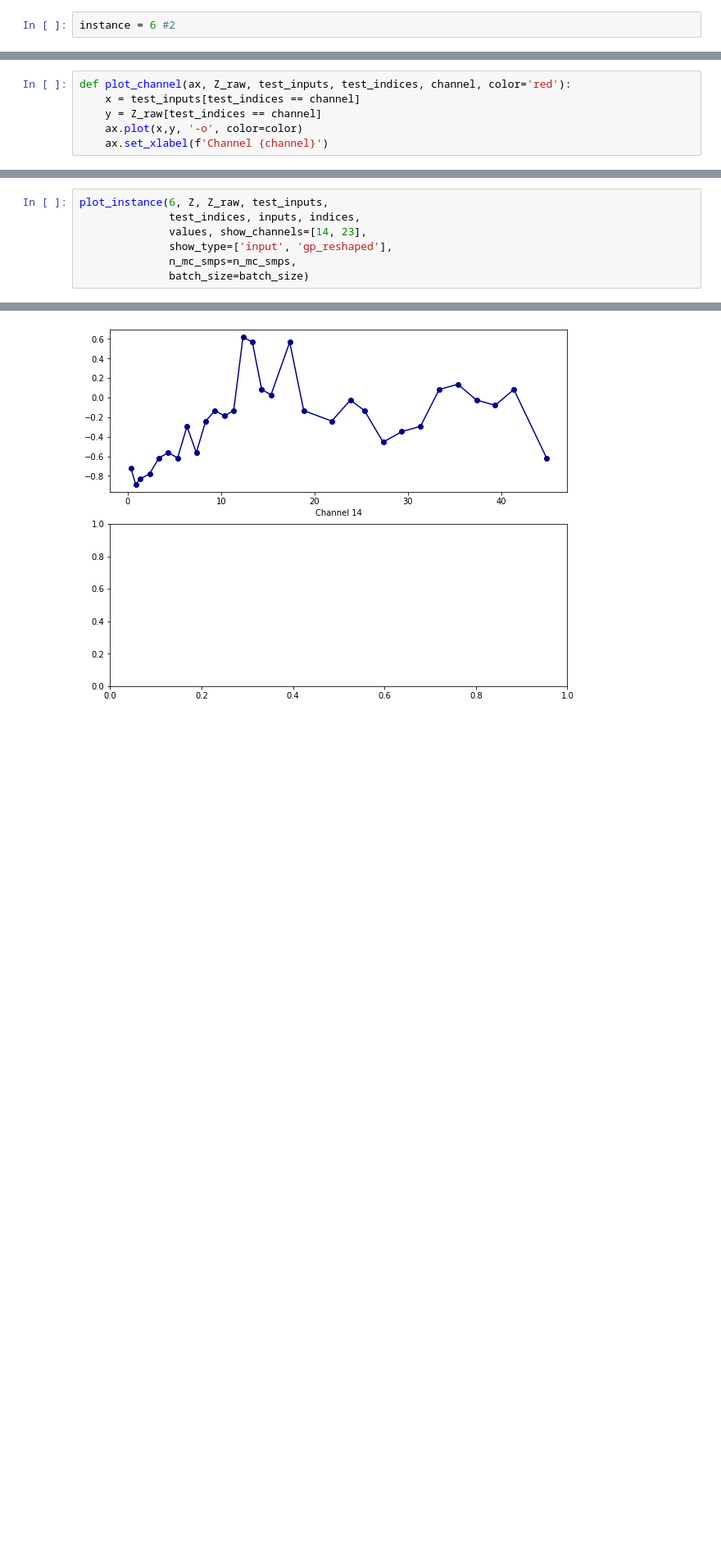
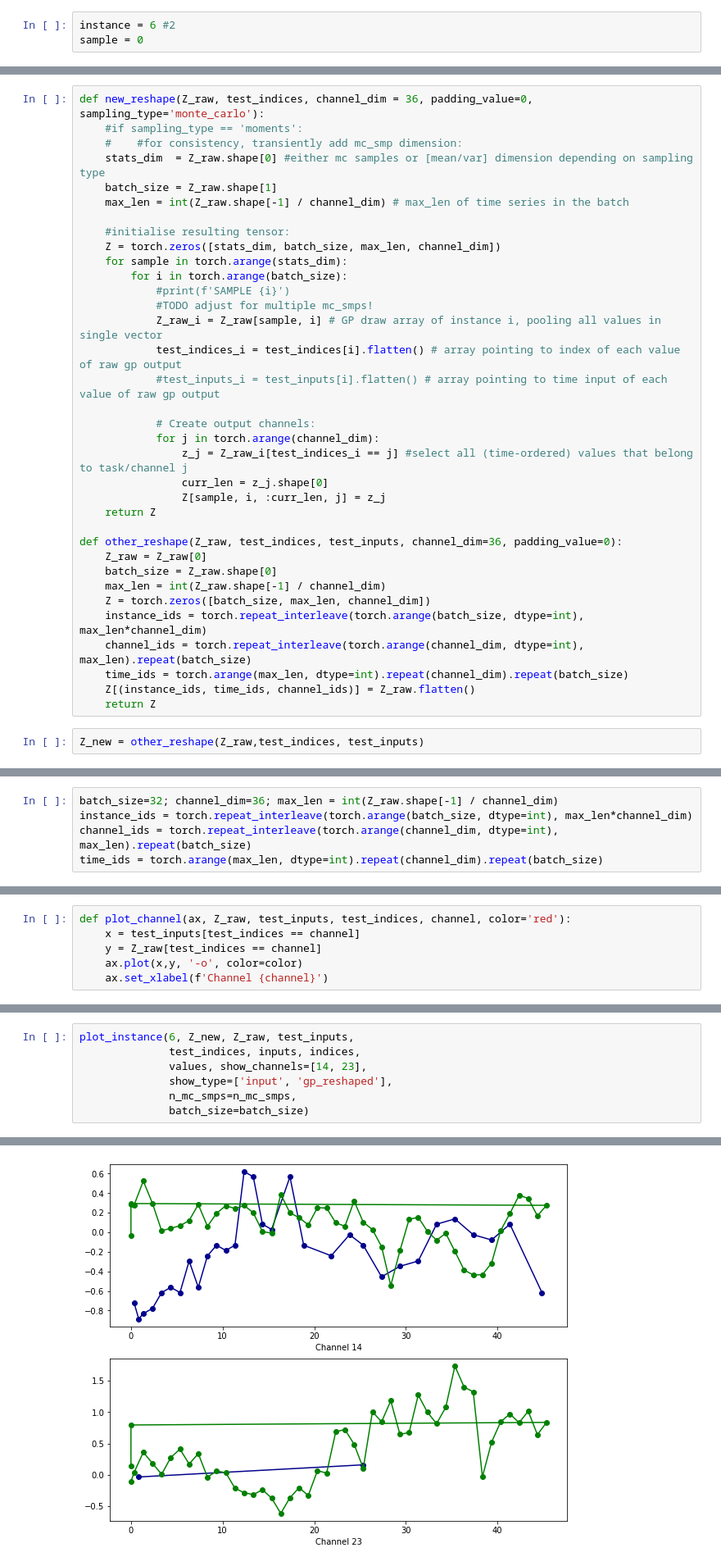
Before and after one commit to BorgwardtLab/Imputing_Signatures, a Jupyter notebook: notebooks/testing_gp_sig_adapter_padding.ipynb, the cells around one changed output, grey strips where cells are left out. Shown at 82% size. Cells and saved outputs as stored; diff of their text form; blank space fills up the shorter version.

Commit message:
added new reshape (slow with loops for debugging)

```diff
--- a/notebooks/testing_gp_sig_adapter_padding.ipynb
+++ b/notebooks/testing_gp_sig_adapter_padding.ipynb
@@ -661,3 +696,4 @@ tensor([[-0.3336,  1.0195, -0.7260],
 ## Plot one instance (Z imputed overlay with Z-raw)
 # %%
 instance = 6 #2
+sample = 0
@@ -715,0 +810,37 @@ array([-0.09485812, -0.2166031 , -0.07712454, -0.6507352 , -0.03452437,
+# %%
+def new_reshape(Z_raw, test_indices, channel_dim = 36, padding_value=0, sampling_type='monte_carlo'):
+    #if sampling_type == 'moments':
+    #    #for consistency, transiently add mc_smp dimension:
+    stats_dim  = Z_raw.shape[0] #either mc samples or [mean/var] dimension depending on sampling type
+    batch_size = Z_raw.shape[1]
+    max_len = int(Z_raw.shape[-1] / channel_dim) # max_len of time series in the batch
+
+    #initialise resulting tensor:
+    Z = torch.zeros([stats_dim, batch_size, max_len, channel_dim])
+    for sample in torch.arange(stats_dim):
+        for i in torch.arange(batch_size):
+            #print(f'SAMPLE {i}')
+            #TODO adjust for multiple mc_smps!
+            Z_raw_i = Z_raw[sample, i] # GP draw array of instance i, pooling all values in single vector
+            test_indices_i = test_indices[i].flatten() # array pointing to index of each value of raw gp output
+            #test_inputs_i = test_inputs[i].flatten() # array pointing to time input of each value of raw gp output
+
+            # Create output channels:
+            for j in torch.arange(channel_dim):
+                z_j = Z_raw_i[test_indices_i == j] #select all (time-ordered) values that belong to task/channel j
+                curr_len = z_j.shape[0]
+                Z[sample, i, :curr_len, j] = z_j
+    return Z
+
+def other_reshape(Z_raw, test_indices, test_inputs, channel_dim=36, padding_value=0):
+    Z_raw = Z_raw[0]
+    batch_size = Z_raw.shape[0]
+    max_len = int(Z_raw.shape[-1] / channel_dim)
+    Z = torch.zeros([batch_size, max_len, channel_dim])
+    instance_ids = torch.repeat_interleave(torch.arange(batch_size, dtype=int), max_len*channel_dim)
+    channel_ids = torch.repeat_interleave(torch.arange(channel_dim, dtype=int), max_len).repeat(batch_size)
+    time_ids = torch.arange(max_len, dtype=int).repeat(channel_dim).repeat(batch_size)
+    Z[(instance_ids, time_ids, channel_ids)] = Z_raw.flatten()
+    return Z
+# %%
+Z_new = other_reshape(Z_raw,test_indices, test_inputs)
@@ -760,0 +882,5 @@ tensor([0., 1., 2.])
+# %%
+batch_size=32; channel_dim=36; max_len = int(Z_raw.shape[-1] / channel_dim)
+instance_ids = torch.repeat_interleave(torch.arange(batch_size, dtype=int), max_len*channel_dim)
+channel_ids = torch.repeat_interleave(torch.arange(channel_dim, dtype=int), max_len).repeat(batch_size)
+time_ids = torch.arange(max_len, dtype=int).repeat(channel_dim).repeat(batch_size)
@@ -857,5 +1010,5 @@ plot_instance(6, Z, Z_raw, test_inputs,
 # %%
-plot_instance(6, Z, Z_raw, test_inputs,
+plot_instance(6, Z_new, Z_raw, test_inputs,
               test_indices, inputs, indices,
               values, show_channels=[14, 23],
               show_type=['input', 'gp_reshaped'],
@@ -867 +1024 @@ ValueError: x and y must have same first dimension, but have shapes (47,) and (4
-[figure, old version]
+[figure, new version]
```
Also changed, not shown: parts of 39 cells of this notebook.
